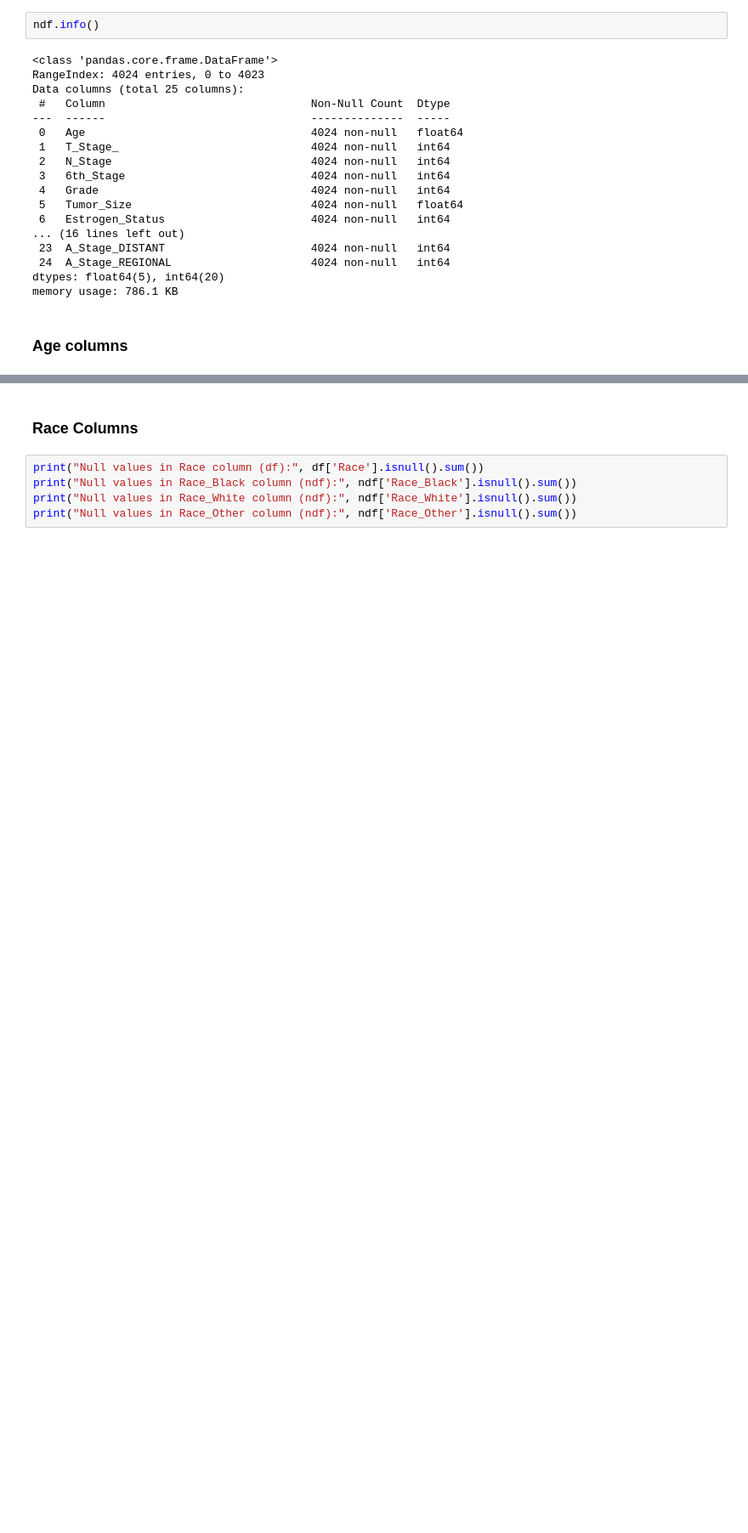
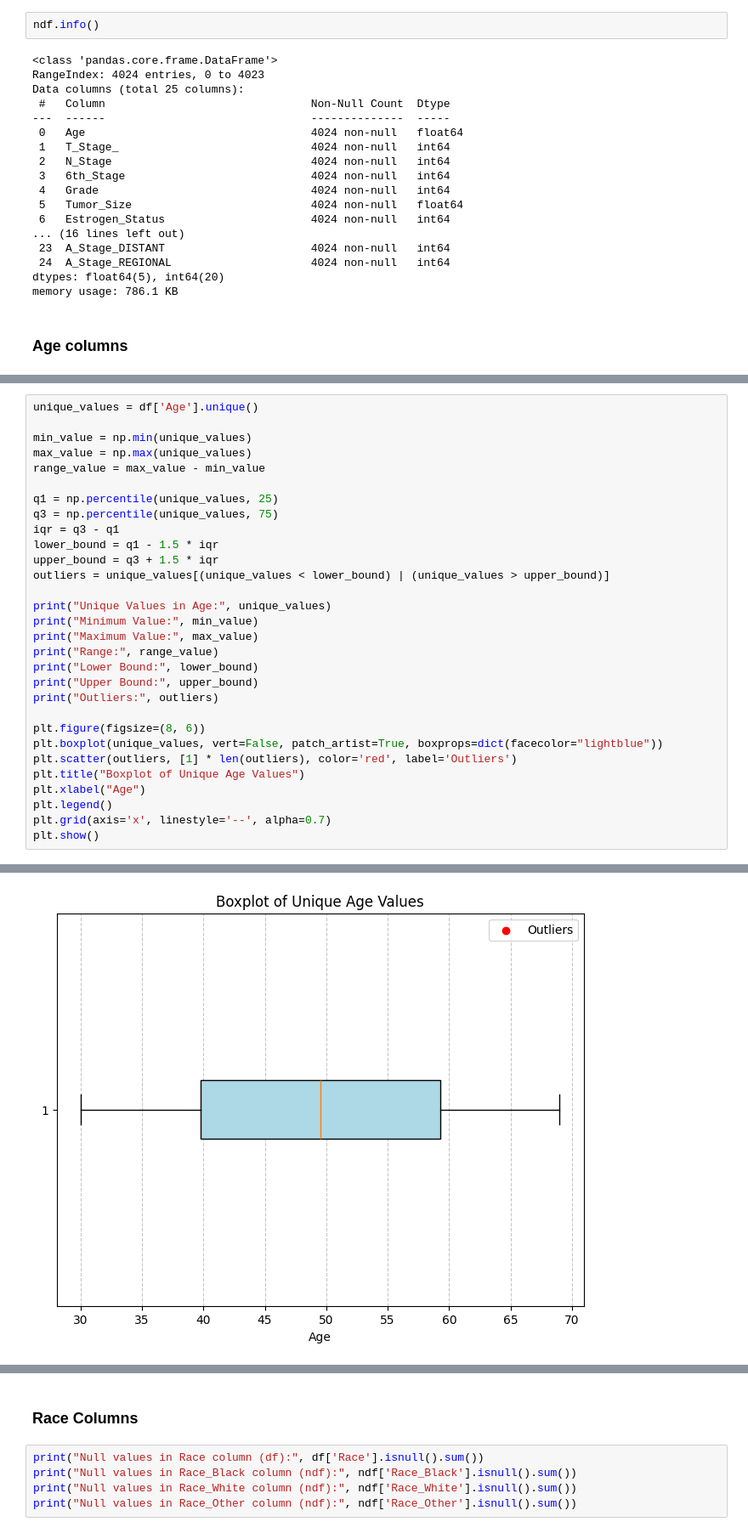
Before and after one commit to 3bdalrhmanS3d/Breast_Cancer, a Jupyter notebook: code.ipynb, the cells around one changed output, grey strips where cells are left out. Shown at 85% size. Saved outputs shown, nothing was run; the diff lists cells and outputs as text; blank space fills up the shorter version.

```diff
--- a/code.ipynb
+++ b/code.ipynb
@@ -1574,0 +1642,31 @@ np.int64(0)
+# %%
+unique_values = df['Age'].unique()
+
+min_value = np.min(unique_values)
+max_value = np.max(unique_values)
+range_value = max_value - min_value
+
+q1 = np.percentile(unique_values, 25)
+q3 = np.percentile(unique_values, 75)
+iqr = q3 - q1
+lower_bound = q1 - 1.5 * iqr
+upper_bound = q3 + 1.5 * iqr
+outliers = unique_values[(unique_values < lower_bound) | (unique_values > upper_bound)]
+
+print("Unique Values in Age:", unique_values)
+print("Minimum Value:", min_value)
+print("Maximum Value:", max_value)
+print("Range:", range_value)
+print("Lower Bound:", lower_bound)
+print("Upper Bound:", upper_bound)
+print("Outliers:", outliers)
+
+plt.figure(figsize=(8, 6))
+plt.boxplot(unique_values, vert=False, patch_artist=True, boxprops=dict(facecolor="lightblue"))
+plt.scatter(outliers, [1] * len(outliers), color='red', label='Outliers')
+plt.title("Boxplot of Unique Age Values")
+plt.xlabel("Age")
+plt.legend()
+plt.grid(axis='x', linestyle='--', alpha=0.7)
+plt.show()
+# %% [output]
@@ -1575 +1682,2 @@ np.int64(0)
+[figure, added]
 # %%
```
Also changed, not shown: parts of 8 cells of this notebook, 1 other file.
